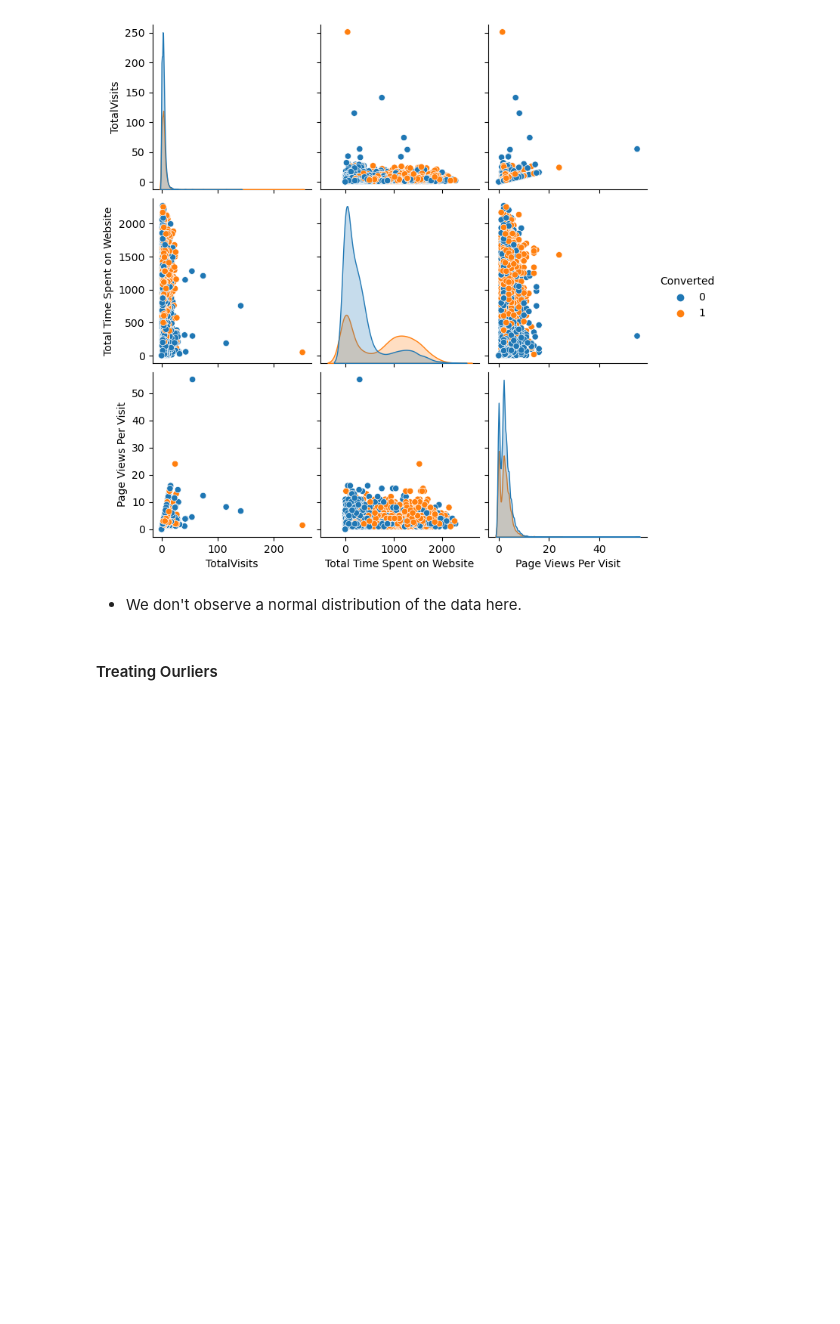
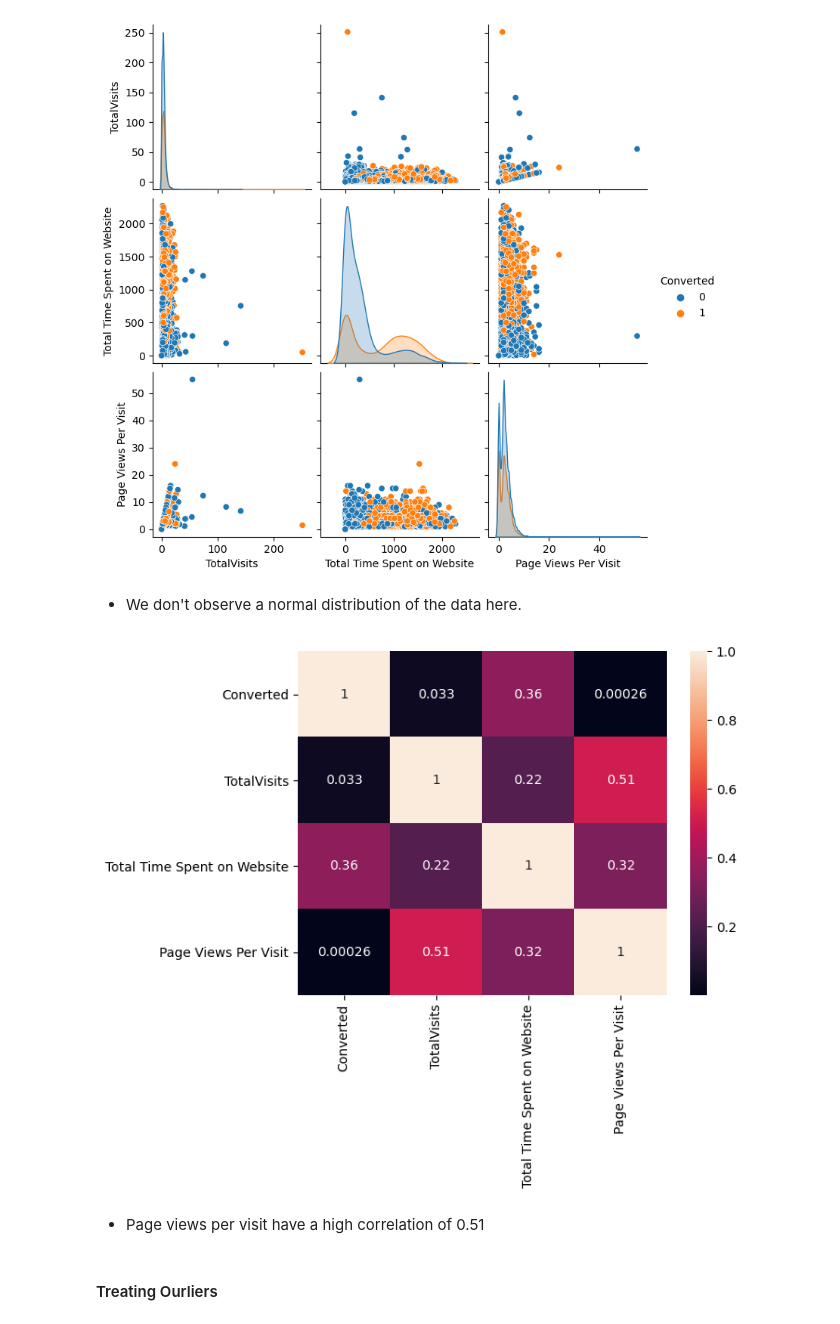
Before and after one commit to tthakur2015/Lead-Scoring-Logistic-Regression-Model, a Jupyter notebook: Case Study Notebook.ipynb, the cells around one changed output. Saved outputs shown, nothing was run; the diff lists cells and outputs as text; code cells hidden in the pictures; blank space fills up the shorter version.

```diff
--- a/Case Study Notebook.ipynb
+++ b/Case Study Notebook.ipynb
@@ -421,6 +420,14 @@ plt.show()
 [figure]
 # %% [markdown]
 - We don't observe a normal distribution of the data here.
+# %%
+
+sns.heatmap(raw_data.select_dtypes(include = "number").corr(), annot = True)
+plt.show()
+# %% [output]
+[figure, added]
+# %% [markdown]
+- Page views per visit have a high correlation of 0.51
 # %% [markdown]
 #### Treating Ourliers
 # %%
```
Also changed, not shown: parts of 12 cells of this notebook.
